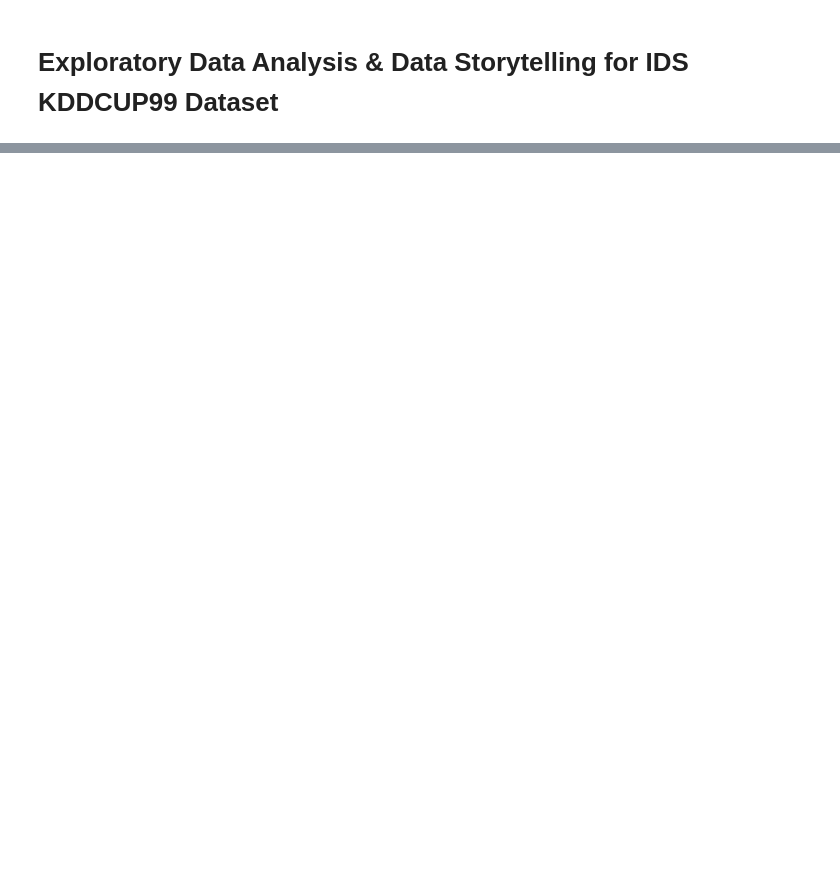
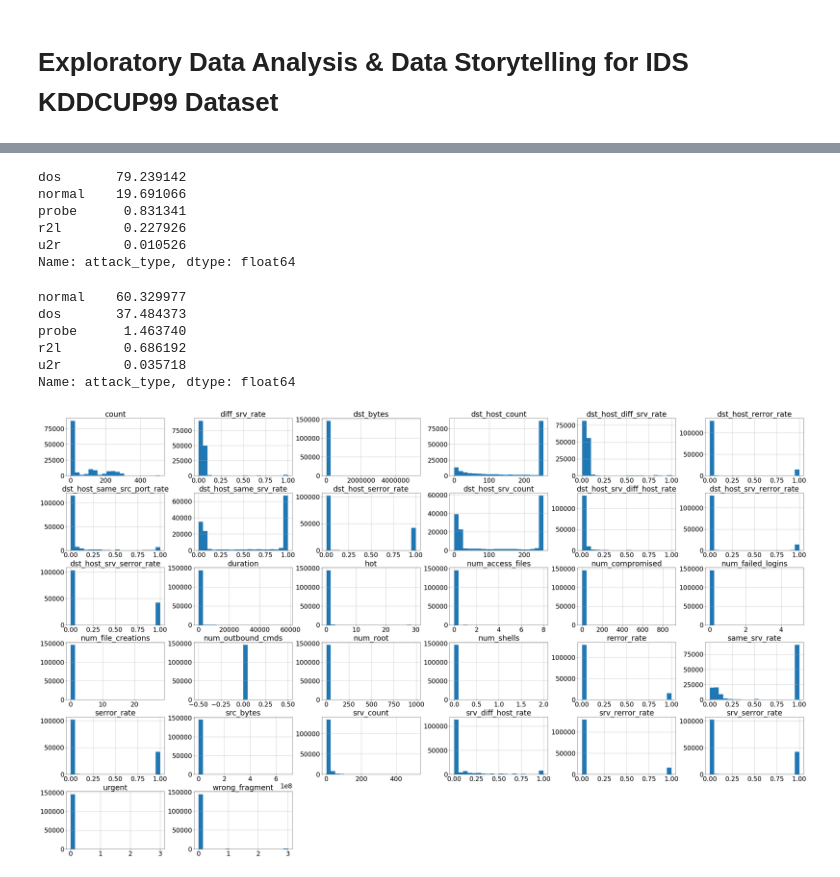
Before and after one commit to yusufarslanpolat/Springboard, a Jupyter notebook: Capstone-1/EDA/eda-on-ids-kddcup99-dataset.ipynb, the cells around one changed output, grey strips where cells are left out. Drawn from its saved outputs; the diff is of its cells as text; code cells hidden in the pictures; blank space fills up the shorter version.

```diff
--- a/Capstone-1/EDA/eda-on-ids-kddcup99-dataset.ipynb
+++ b/Capstone-1/EDA/eda-on-ids-kddcup99-dataset.ipynb
@@ -63,0 +173,5 @@ df.head()
+# %%
+u2r_types = [ 'buffer_overflow.', 'loadmodule.', 'perl.', 'rootkit.']
+u2r_df = df[df.label.isin(u2r_types)]
+u2r_df.shape
+u2r_df.head()
@@ -63,0 +186,5 @@ df.head()
+# %%
+normal_types = [ 'normal.']
+normal_df = df[df.label.isin(normal_types)]
+normal_df.shape
+normal_df.head()
@@ -63,0 +199,46 @@ df.head()
+# %%
+df.loc[df.label.isin(dos_types) , 'attack_type'] = 'dos'
+df.loc[df.label.isin(probe_types) , 'attack_type'] = 'probe'
+df.loc[df.label.isin(r2l_types) , 'attack_type'] = 'r2l'
+df.loc[df.label.isin(u2r_types) , 'attack_type'] = 'u2r'
+df.loc[df.label.isin(normal_types) , 'attack_type'] = 'normal'
+# %%
+df_pre = df['attack_type'].value_counts(normalize=True) * 100
+type(df_pre)
+df_pre
+# %% [output]
+dos       79.239142
+normal    19.691066
+probe      0.831341
+r2l        0.227926
+u2r        0.010526
+Name: attack_type, dtype: float64
+# %%
+df.drop_duplicates(subset=None, keep='first', inplace=True)
+# %%
+df_post = df['attack_type'].value_counts(normalize=True) * 100
+type(df_post)
+df_post
+# %% [output]
+normal    60.329977
+dos       37.484373
+probe      1.463740
+r2l        0.686192
+u2r        0.035718
+Name: attack_type, dtype: float64
+# %%
+## Identifying columns as categorical or not
+categorical_columns = ["protocol_type","service","flag","land","logged_in","root_shell","su_attempted","is_host_login","is_guest_login","label","attack_type"]
+df_categorical = df[categorical_columns]
+df_non_categorical = df.drop(categorical_columns, axis=1)
+import matplotlib
+import matplotlib.pyplot as plt
+
+params = {'axes.titlesize':'28',
+          'xtick.labelsize':'24',
+          'ytick.labelsize':'24'}
+matplotlib.rcParams.update(params)
+df_non_categorical.hist(figsize=(50, 30), bins=20)
+plt.show()
+# %% [output]
+[figure, added]
```
Also changed, not shown: parts of 17 cells of this notebook.
